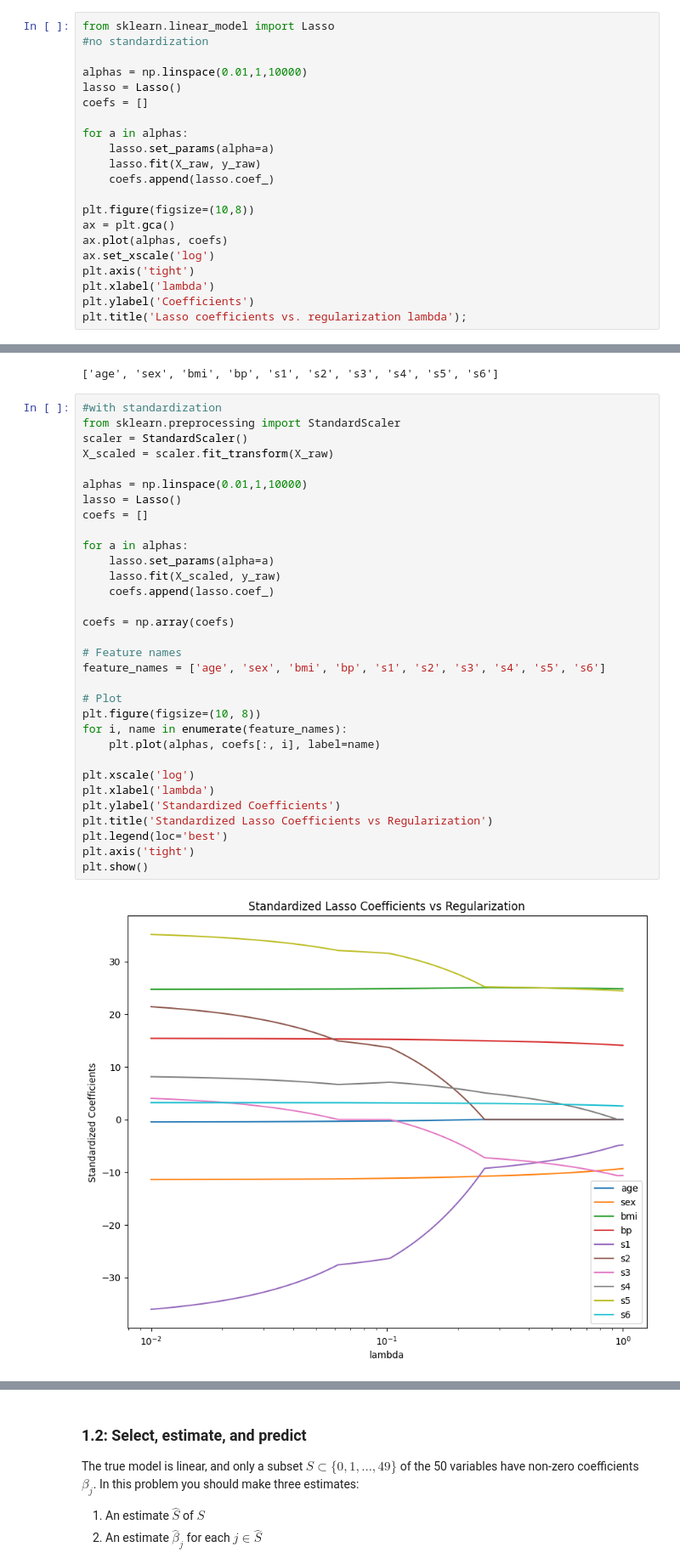
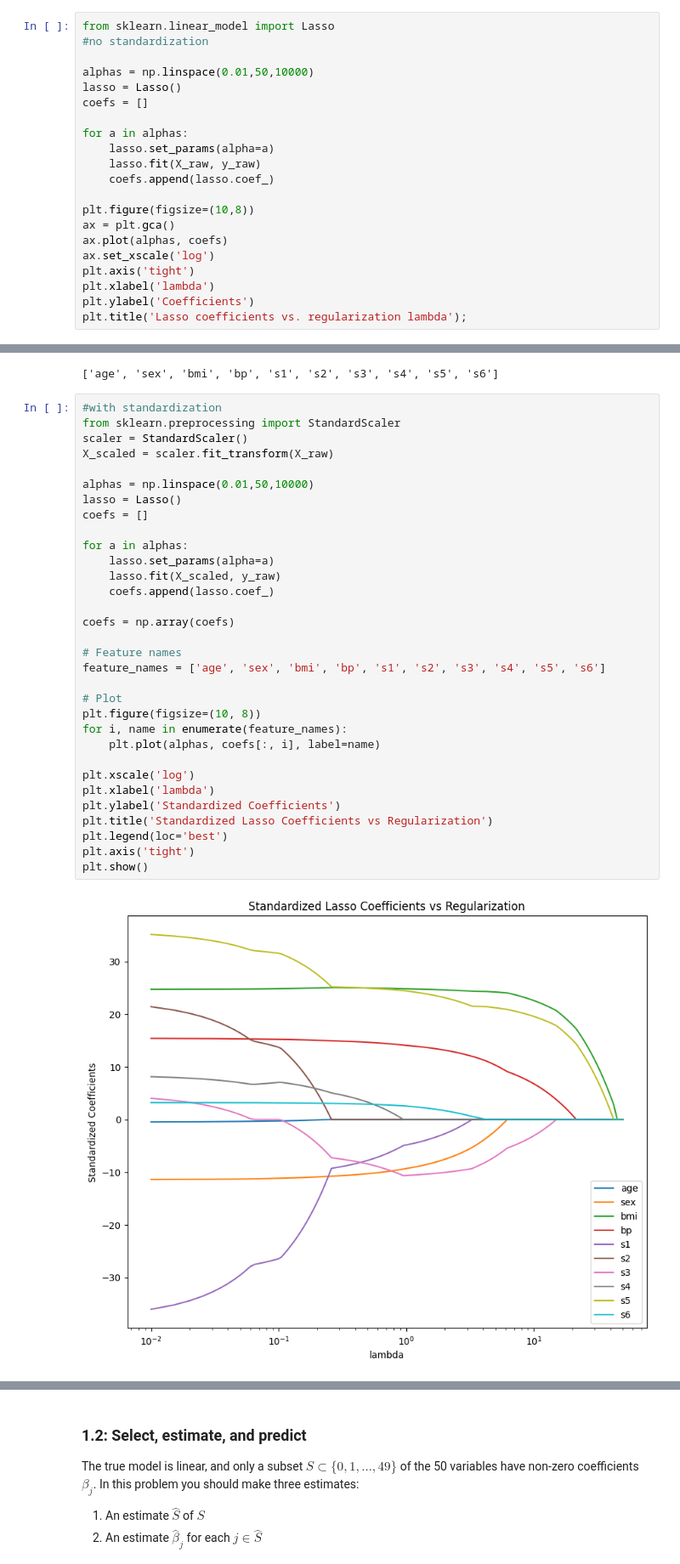
Before and after one commit to joycqu17/365, a Jupyter notebook: assignments/assn1/assn1.ipynb, the cells around one changed output, grey strips where cells are left out. Shown at 85% size. Saved outputs shown, nothing was run; the diff lists cells and outputs as text.

```diff
--- a/assignments/assn1/assn1.ipynb
+++ b/assignments/assn1/assn1.ipynb
@@ -83,7 +80,7 @@ When the predictors are standardized, what order do they appear in the lasso fit
 from sklearn.linear_model import Lasso
 #no standardization
 
-alphas = np.linspace(0.01,1,10000)
+alphas = np.linspace(0.01,50,10000)
 lasso = Lasso()
 coefs = []
 
@@ -118,32 +115,32 @@ print(feature_names)
 from sklearn.preprocessing import StandardScaler
 scaler = StandardScaler()
 X_scaled = scaler.fit_transform(X_raw)
 
-alphas = np.linspace(0.01,1,10000)
+alphas = np.linspace(0.01,50,10000)
 lasso = Lasso()
 coefs = []
 
 for a in alphas:
     lasso.set_params(alpha=a)
     lasso.fit(X_scaled, y_raw)
     coefs.append(lasso.coef_)
 
 coefs = np.array(coefs)
 
 # Feature names
 feature_names = ['age', 'sex', 'bmi', 'bp', 's1', 's2', 's3', 's4', 's5', 's6']
 
 # Plot
 plt.figure(figsize=(10, 8))
 for i, name in enumerate(feature_names):
     plt.plot(alphas, coefs[:, i], label=name)
 
 plt.xscale('log')
 plt.xlabel('lambda')
 plt.ylabel('Standardized Coefficients')
 plt.title('Standardized Lasso Coefficients vs Regularization')
 plt.legend(loc='best')
 plt.axis('tight')
 plt.show()
 # %% [output]
-[figure, old version]
+[figure, new version]
```
Also changed, not shown: parts of 7 cells of this notebook.
